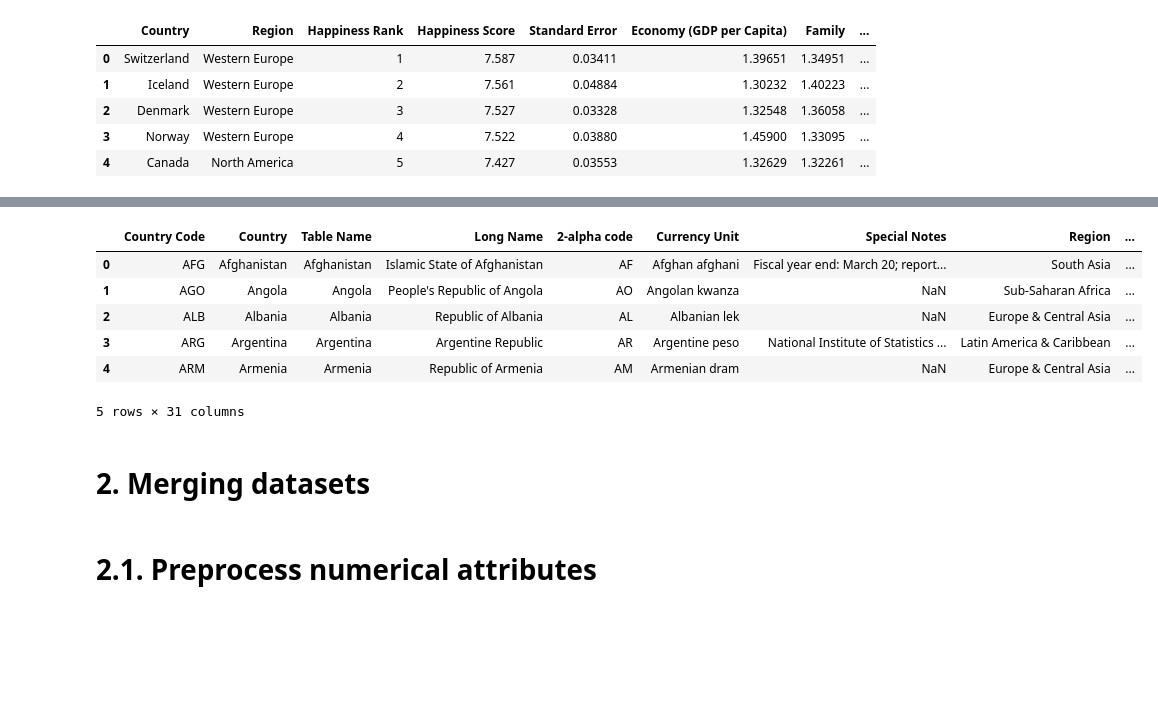
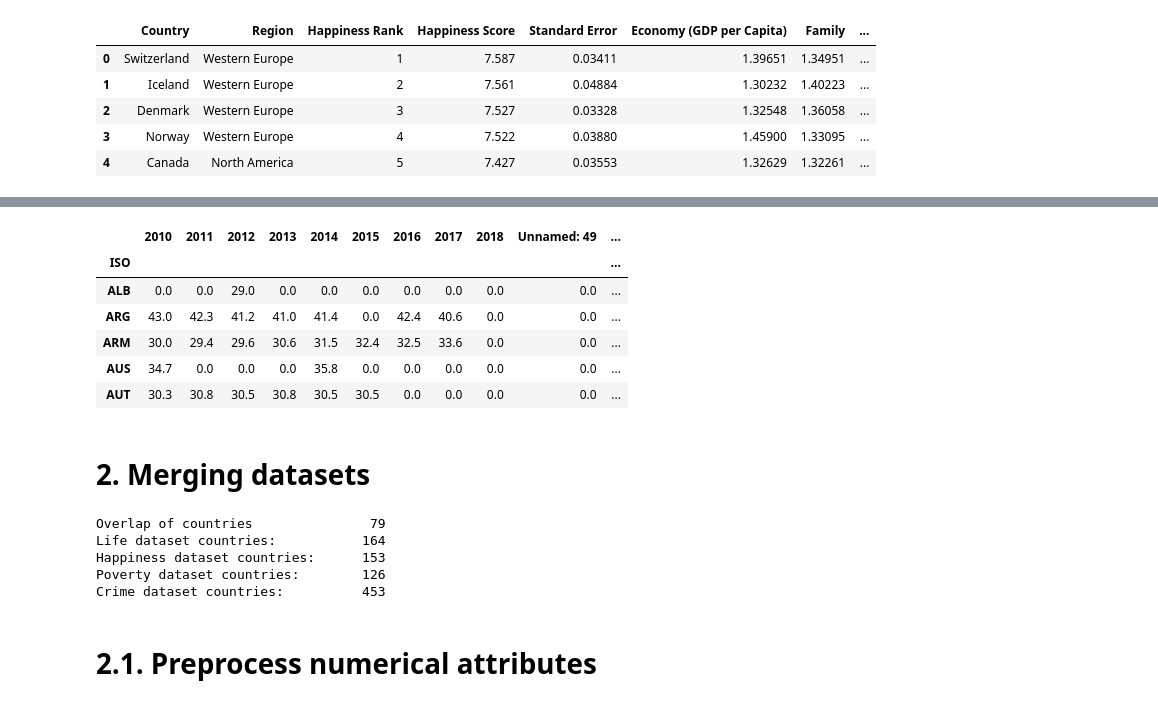
Before and after one commit to rikvanloenhout/2AMD20, a Jupyter notebook: src/main.ipynb, the cells around one changed output, grey strips where cells are left out. Drawn from its saved outputs; the diff is of its cells as text; code cells hidden in the pictures; blank space fills up the shorter version.

```diff
--- a/src/main.ipynb
+++ b/src/main.ipynb
@@ -100,16 +334,30 @@ df_happ.head()
 # %%
 # Import poverty statistics
-df_povstats = pd.read_csv("../datasets/povstats/PovStatsCountry.csv")
-df_povstats.rename(columns={"Short Name": "Country"}, inplace=True)
+df_povstats = pd.read_csv("../datasets/povstats/PovStatsData.csv")
+df_povstats = df_povstats[df_povstats["Indicator Code"] == "SI.POV.GINI"]
+df_povstats = get_country_codes(df_povstats, "Country Name")
+
+df_povstats.drop(["1974","1975","1976","1977","1978","1979","1980","1981","1982","1983","1984","1985","1986",
+                  "1987","1988","1989","1990","1991","1992","1993","1994","1995","1996","1997","1998","1999",
+                  "2000","2001","2002","2003","2004","2005","2006","2007","2008","2009"], axis=1, inplace=True)
+
+df_povstats = df_povstats.groupby("ISO").agg("mean")
+df_povstats["notna"] = 9-df_povstats[["2010","2011","2012","2013","2014","2015","2016","2017","2018"]].isnull().sum(axis=1)
+df_povstats = df_povstats.fillna(0)
+df_povstats["MeanGini"] = (df_povstats["2010"] + df_povstats["2011"] + df_povstats["2012"] + df_povstats["2013"] + df_povstats["2014"] + df_povstats["2015"] + df_povstats["2016"] + df_povstats["2017"] + df_povstats["2018"])/df_povstats["notna"]
+df_povstats = df_povstats[df_povstats["MeanGini"] > 0]
+df_povstats.drop(["notna"], axis=1, inplace=True)
+df_povstats['RankGini'] = df_povstats['MeanGini'].rank()
+
 df_povstats.head()
 # %% [output]
-|  | Country Code | Country | Table Name | Long Name | 2-alpha code | Currency Unit | Special Notes | Region | ... |
-| 0 | AFG | Afghanistan | Afghanistan | Islamic State of Afghanistan | AF | Afghan afghani | Fiscal year end: March 20; report... | South Asia | ... |
-| 1 | AGO | Angola | Angola | People's Republic of Angola | AO | Angolan kwanza | NaN | Sub-Saharan Africa | ... |
-| 2 | ALB | Albania | Albania | Republic of Albania | AL | Albanian lek | NaN | Europe & Central Asia | ... |
-| 3 | ARG | Argentina | Argentina | Argentine Republic | AR | Argentine peso | National Institute of Statistics ... | Latin America & Caribbean | ... |
-| 4 | ARM | Armenia | Armenia | Republic of Armenia | AM | Armenian dram | NaN | Europe & Central Asia | ... |
+|  | 2010 | 2011 | 2012 | 2013 | 2014 | 2015 | 2016 | 2017 | 2018 | Unnamed: 49 | ... |
+| ISO |  |  |  |  |  |  |  |  |  |  | ... |
+| ALB | 0.0 | 0.0 | 29.0 | 0.0 | 0.0 | 0.0 | 0.0 | 0.0 | 0.0 | 0.0 | ... |
+| ARG | 43.0 | 42.3 | 41.2 | 41.0 | 41.4 | 0.0 | 42.4 | 40.6 | 0.0 | 0.0 | ... |
+| ARM | 30.0 | 29.4 | 29.6 | 30.6 | 31.5 | 32.4 | 32.5 | 33.6 | 0.0 | 0.0 | ... |
+| AUS | 34.7 | 0.0 | 0.0 | 0.0 | 35.8 | 0.0 | 0.0 | 0.0 | 0.0 | 0.0 | ... |
+| AUT | 30.3 | 30.8 | 30.5 | 30.8 | 30.5 | 30.5 | 0.0 | 0.0 | 0.0 | 0.0 | ... |
-5 rows × 31 columns
 # %% [markdown]
 # 2. Merging datasets
 # %%
@@ -117,3 +365,15 @@ df_combined = pd.merge(df_life, df_happ, on='Country').merge(df_povstats, on='Co
+# %%
+print(f"Overlap of countries {df_combined.ISO.nunique():>16}")
+print(f"Life dataset countries: {len(df_life_copy):>13}")
+print(f"Happiness dataset countries: {df_happ.ISO.nunique():>8}")
+print(f"Poverty dataset countries: {len(df_povstats):>10}")
+print(f"Crime dataset countries: {len(df_crime):>12}")
+# %% [output]
+Overlap of countries               79
+Life dataset countries:           164
+Happiness dataset countries:      153
+Poverty dataset countries:        126
+Crime dataset countries:          453
 # %% [markdown]
 # 2.1. Preprocess numerical attributes
 # %%
```
Also changed, not shown: parts of 10 cells of this notebook, 1 other file.
